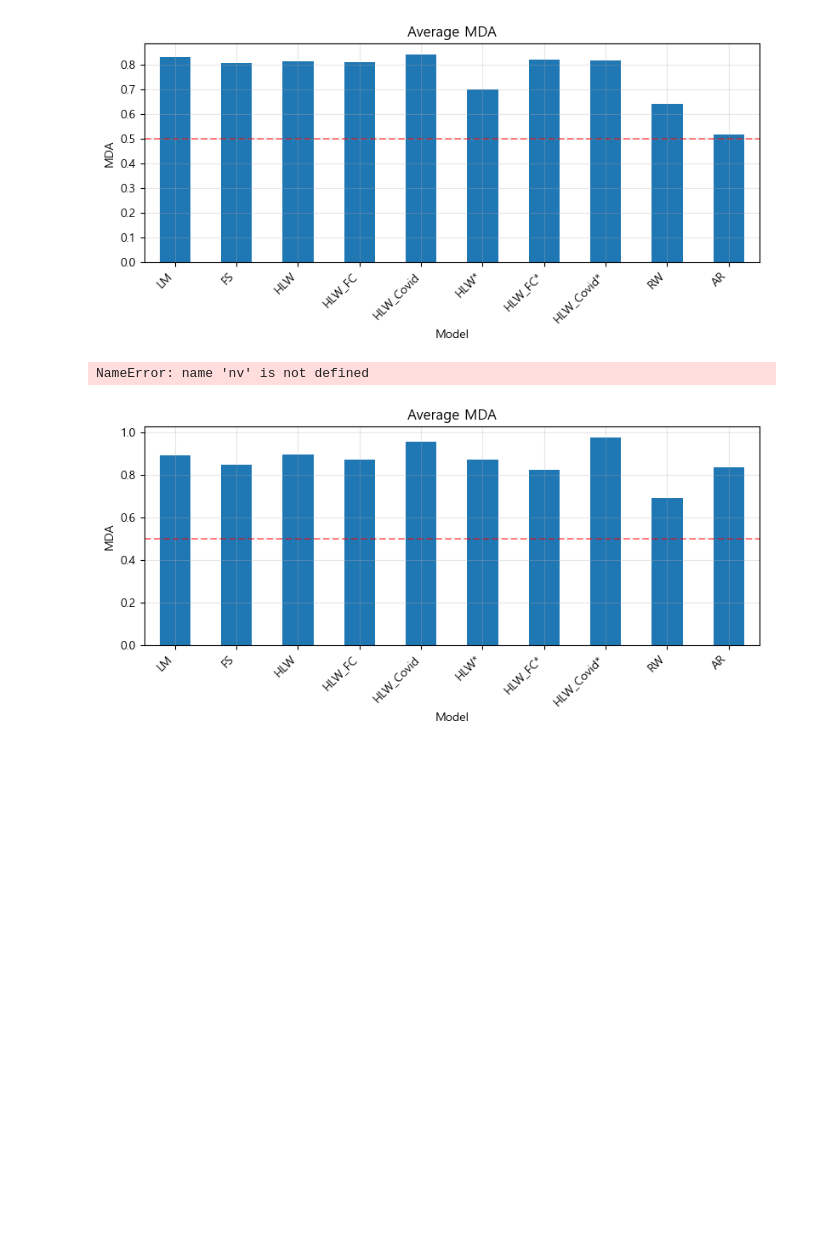
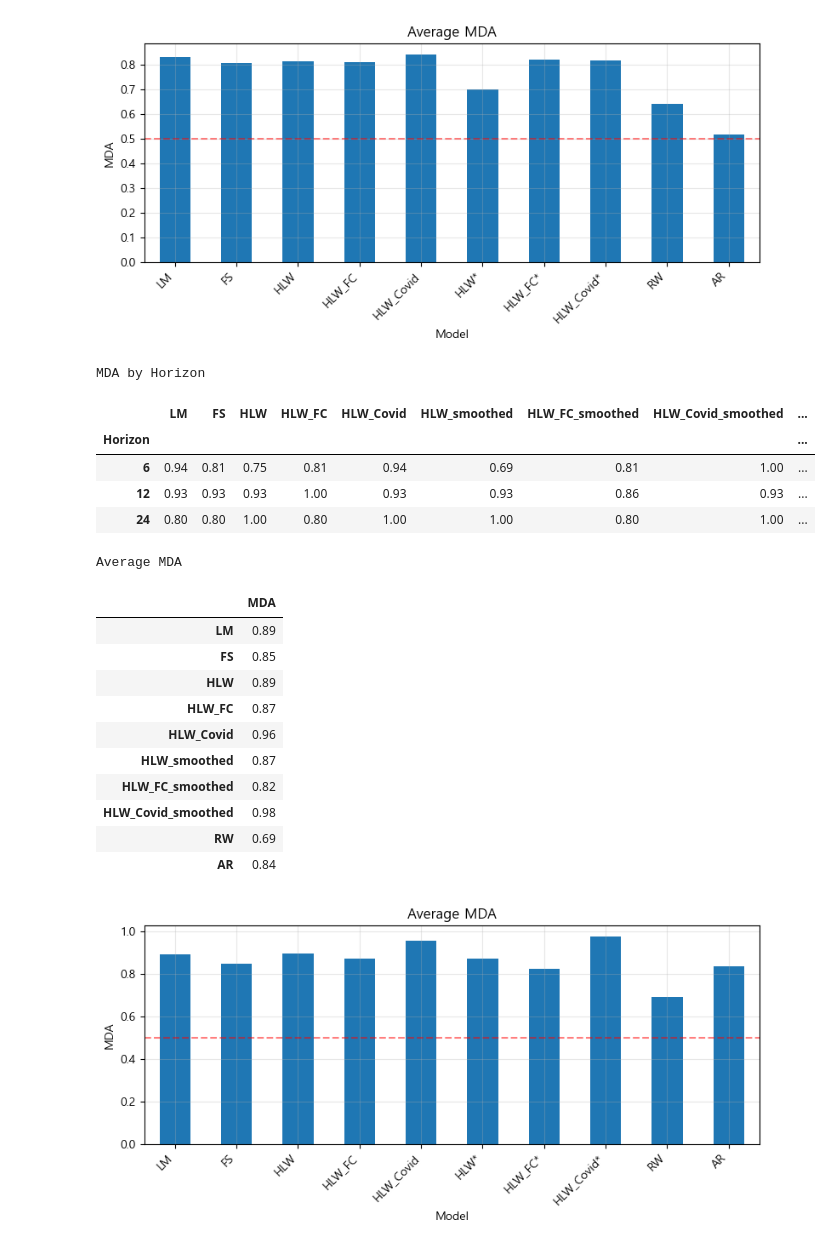
Before and after one commit to minjejeon/bokda, a Jupyter notebook: examples/projects/03nir_validation/main.ipynb, the cells around one changed output. Cells and saved outputs as stored; diff of their text form; code cells hidden in the pictures; blank space fills up the shorter version.

```diff
--- a/examples/projects/03nir_validation/main.ipynb
+++ b/examples/projects/03nir_validation/main.ipynb
@@ -276,10 +297,27 @@ res.plot_mda_results(fig_size=(8, 4), base='act', segments=segments)
 # %%
 # 2020년1분기 - 2024년 3분기
 segments = {'covid': (spec.targets[16], spec.targets[-1])}
 mda_res, mda_avg = res.get_mda_seg(base='act', verbose=False, segments=segments)
-nv.print_mda(mda_res, mda_avg, layout='top_bottom')
+print_mda(mda_res, mda_avg, layout='top_bottom')
 # %% [output]
-NameError: name 'nv' is not defined
+MDA by Horizon
+|  | LM | FS | HLW | HLW_FC | HLW_Covid | HLW_smoothed | HLW_FC_smoothed | HLW_Covid_smoothed | ... |
+| Horizon |  |  |  |  |  |  |  |  | ... |
+| 6 | 0.94 | 0.81 | 0.75 | 0.81 | 0.94 | 0.69 | 0.81 | 1.00 | ... |
+| 12 | 0.93 | 0.93 | 0.93 | 1.00 | 0.93 | 0.93 | 0.86 | 0.93 | ... |
+| 24 | 0.80 | 0.80 | 1.00 | 0.80 | 1.00 | 1.00 | 0.80 | 1.00 | ... |
+Average MDA
+|  | MDA |
+| LM | 0.89 |
+| FS | 0.85 |
+| HLW | 0.89 |
+| HLW_FC | 0.87 |
+| HLW_Covid | 0.96 |
+| HLW_smoothed | 0.87 |
+| HLW_FC_smoothed | 0.82 |
+| HLW_Covid_smoothed | 0.98 |
+| RW | 0.69 |
+| AR | 0.84 |
 # %%
 res.plot_mda_results(fig_size=(8, 4), base='act', segments=segments)
 # %% [output]
```
Also changed, not shown: parts of 5 cells of this notebook, 6 other files.
